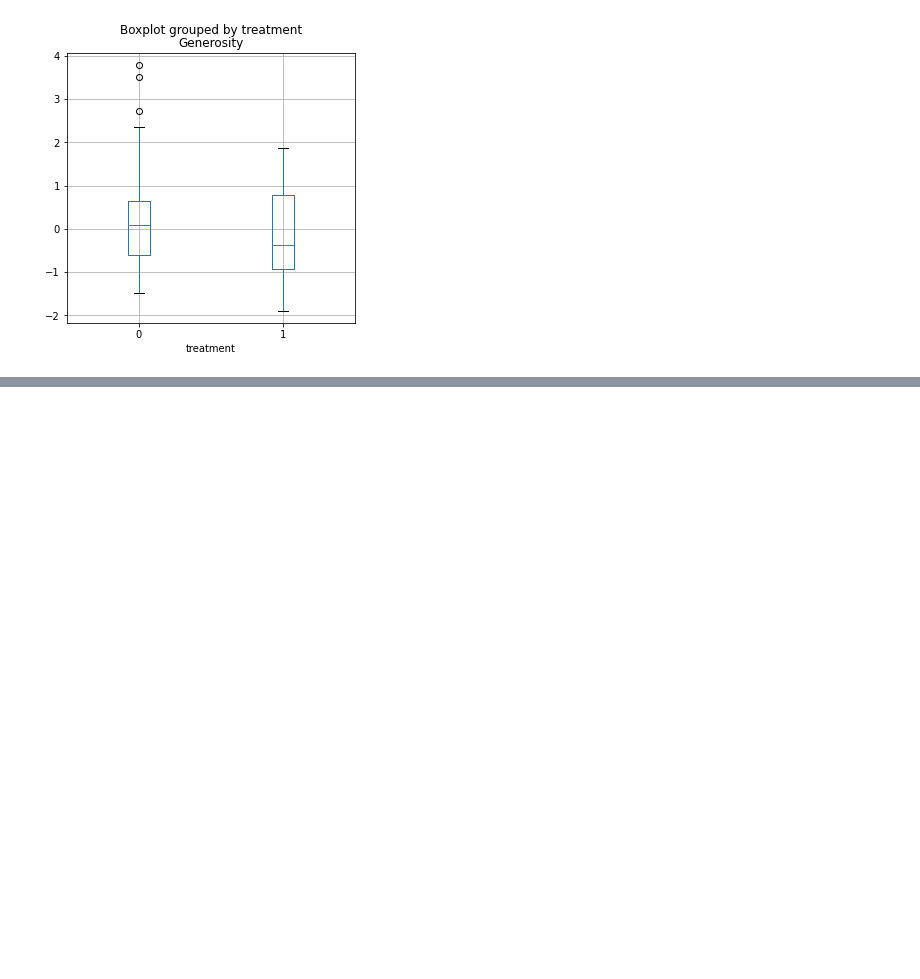
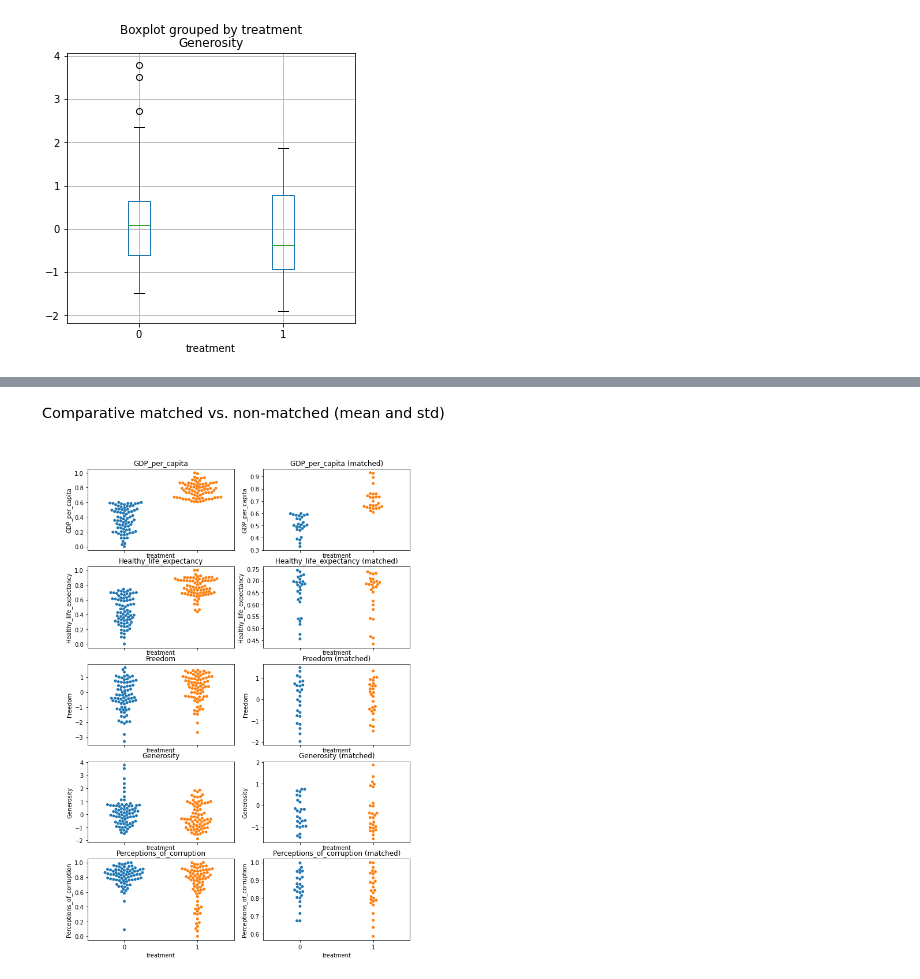
Before and after one commit to epfl-ada/ada-2020-project-milestone-p3-p3_spada, a Jupyter notebook: happiness.ipynb, the cells around one changed output, grey strips where cells are left out. Cells and saved outputs as stored; diff of their text form; code cells hidden in the pictures; blank space fills up the shorter version.

```diff
--- a/happiness.ipynb
+++ b/happiness.ipynb
@@ -532,0 +544,15 @@ plt.show()
+# %%
+# Comparison of matched vs not matched datasets (bis)
+
+warnings.filterwarnings('ignore')
+fig, axs = plt.subplots(5, 2, sharex = True, figsize = (10,15))
+fig.suptitle("Comparative matched vs. non-matched (mean and std)", fontsize =25)
+
+for i,feature in enumerate(features):
+    sns.swarmplot(x="treatment", y=feature, data=y2020_matching, ax = axs[i//1][0])
+    axs[i//1][0].set_title(feature)
+for i,feature in enumerate(features):
+    sns.swarmplot(x="treatment", y=feature, data=matchingdf, ax = axs[i//1][1])
+    axs[i//1][1].set_title(feature+" (matched)")
+# %% [output]
+[figure, added]
```
Also changed, not shown: parts of 9 cells of this notebook, 1 other file.
